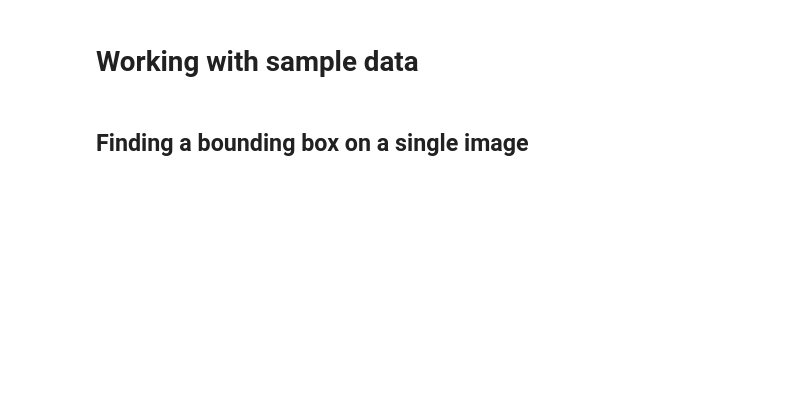
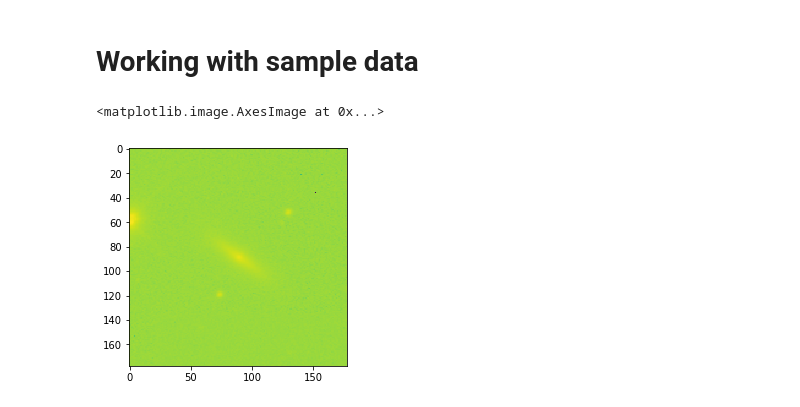
Before and after one commit to astrohack-aldebaran/astrohack, a Jupyter notebook: data_exploration.ipynb, the cells around one changed output. Saved outputs shown, nothing was run; the diff lists cells and outputs as text; code cells hidden in the pictures; blank space fills up the shorter version.

```diff
--- a/data_exploration.ipynb
+++ b/data_exploration.ipynb
@@ -63,6 +10,4 @@ def detectobj(img, blur_radius, threshold):
 # %%
 datadir = "Sample_Data/SAMPLE/"
 ssdsids = list(set([os.path.split(s)[1].split('-')[0] for s in glob.glob(datadir+"*.csv")]))
-# %% [markdown]
-## Finding a bounding box on a single image
 # %%
@@ -72,5 +16,9 @@ i_img = genfromtxt(datadir + ssdsids[idx] + '-i.csv', delimiter=',')
 # %%
-log_g_img = np.log10(g_img - g_img.min() + 1e-16)
+# add a very small positive value (1e-16) to bring every value positive.
+plt.imshow(np.log10(g_img - g_img.min() + 1e-16))
+# %% [output]
+<matplotlib.image.AxesImage at 0x...>
+[figure, added]
 # %%
 plt.imshow(g_img)
 # %% [output]
```
Also changed, not shown: parts of 14 cells of this notebook, 36 other files.
